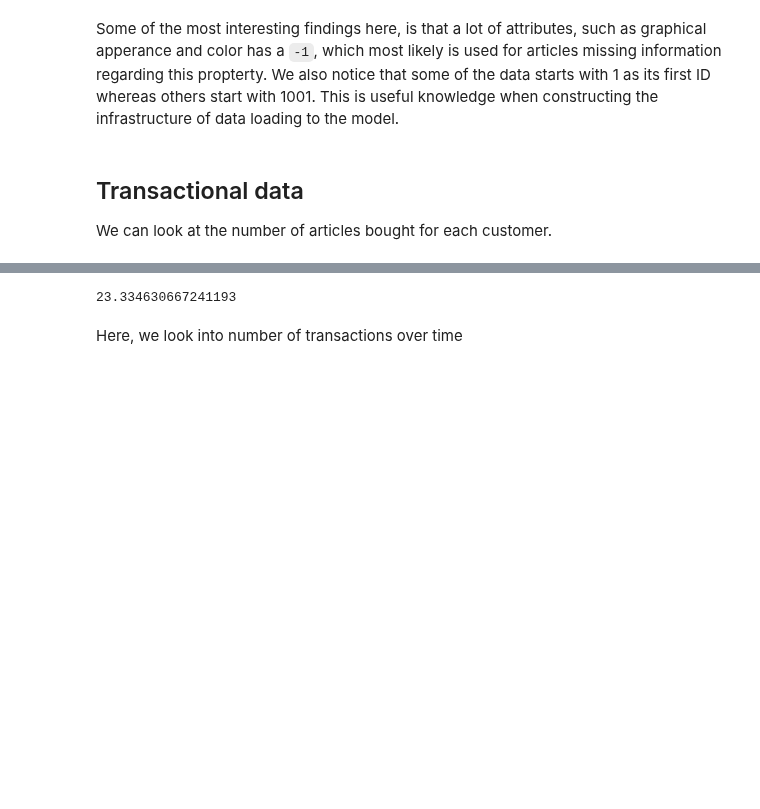
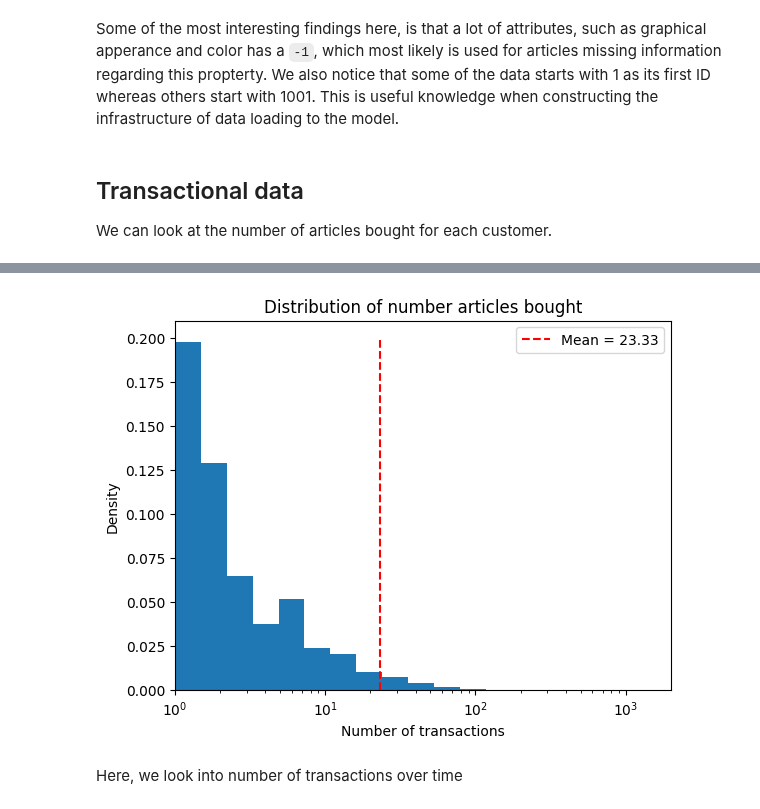
Before and after one commit to frederni/TMA4500-IndMat, a Jupyter notebook: 1-explore_data.ipynb, the cells around one changed output, grey strips where cells are left out. Saved outputs shown, nothing was run; the diff lists cells and outputs as text; code cells hidden in the pictures; blank space fills up the shorter version.

```diff
--- a/1-explore_data.ipynb
+++ b/1-explore_data.ipynb
@@ -376,15 +470,23 @@ We can look at the number of articles bought for each customer.
 # %%
-groupbyobj = transactions_full.groupby("customer_id")["article_id"].count()
-logbins = np.geomspace(groupbyobj.values.min(), groupbyobj.values.max(), 20)
-plt.hist(groupbyobj.values, bins=logbins)
+plt.hist(articles_per_customer.values, bins=logbins, density=True)
+plt.vlines(
+    x=articles_per_customer.mean(),
+    ymin=0,
+    ymax=0.2,
+    colors="red",
+    linestyles="dashed",
+    label=f"Mean = {round(articles_per_customer.mean(),2)}",
+)
 plt.title("Distribution of number articles bought")
-plt.ylabel("Frequency")
+plt.ylabel("Density")
 plt.xlabel("Number of transactions")
-plt.xlim(left=0)
+plt.xlim(left=1)
+plt.xscale("log")
+plt.legend()
 plt.savefig("figures/density_articles_bought.pdf")
 plt.show()
 # %% [output]
-23.334630667241193
+[figure, added]
 # %% [markdown]
 Here, we look into number of transactions over time
 # %%
```
Also changed, not shown: parts of 12 cells of this notebook, 10 other files.
